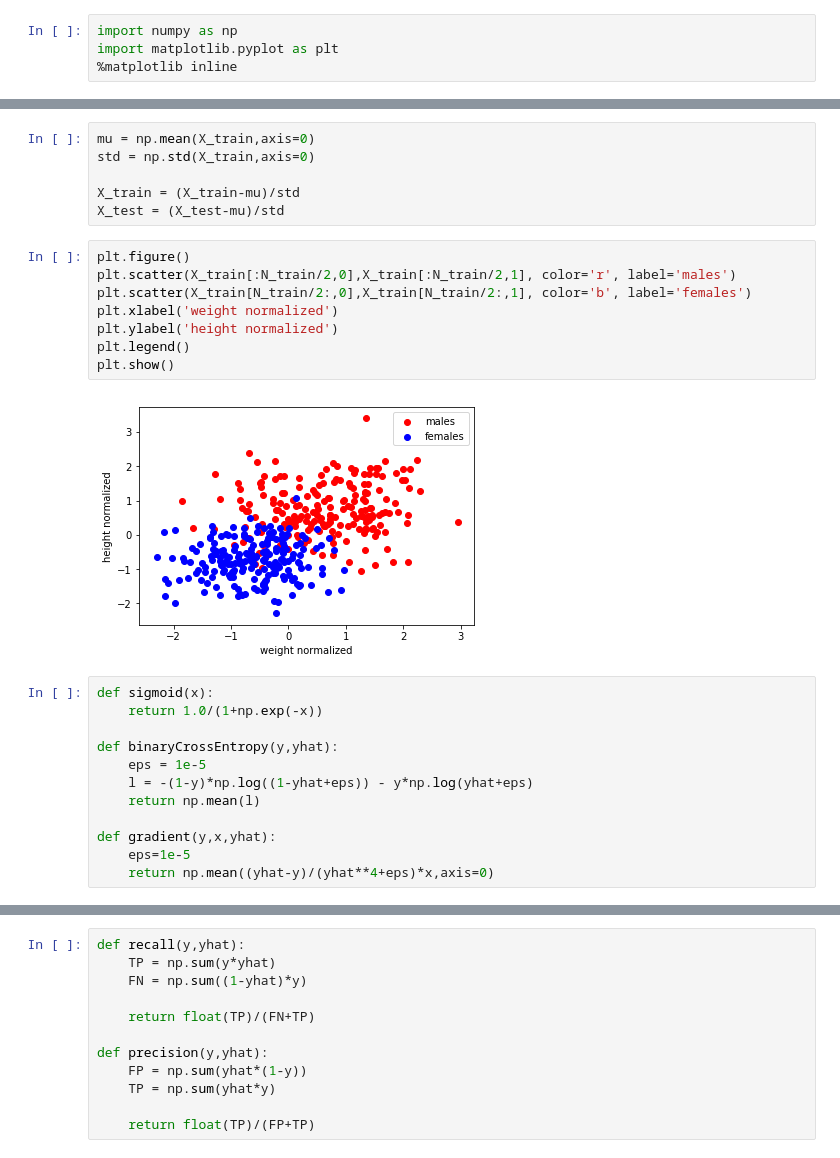
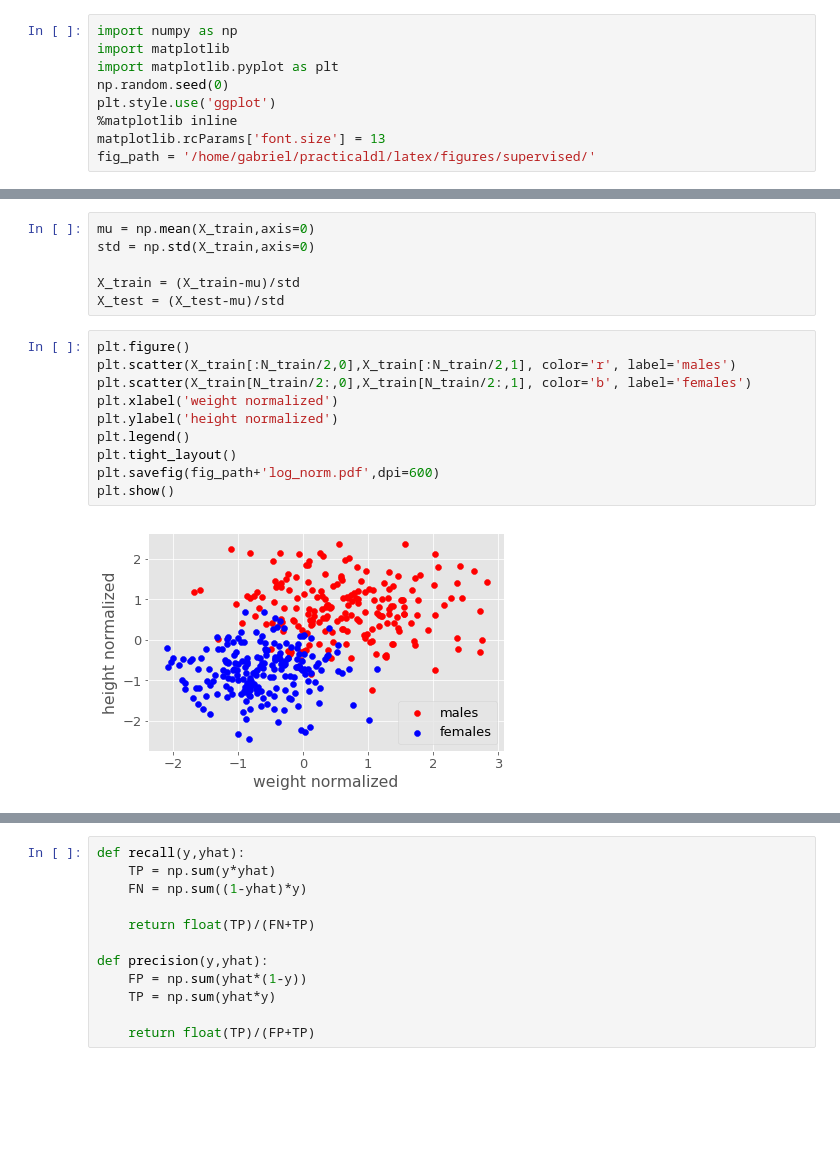
Before and after one commit to gmaher/practicalDL, a Jupyter notebook: regression/logistic_regression.ipynb, the cells around one changed output, grey strips where cells are left out. Drawn from its saved outputs; the diff is of its cells as text; blank space fills up the shorter version.

```diff
--- a/regression/logistic_regression.ipynb
+++ b/regression/logistic_regression.ipynb
@@ -1,7 +1,12 @@
 # %%
 import numpy as np
+import matplotlib
 import matplotlib.pyplot as plt
+np.random.seed(0)
+plt.style.use('ggplot')
 %matplotlib inline
+matplotlib.rcParams['font.size'] = 13
+fig_path = '/home/gabriel/practicaldl/latex/figures/supervised/'
 # %%
 N_train = 400
 N_test = 400
@@ -44,22 +78,12 @@ X_test = (X_test-mu)/std
 # %%
 plt.figure()
 plt.scatter(X_train[:N_train/2,0],X_train[:N_train/2,1], color='r', label='males')
 plt.scatter(X_train[N_train/2:,0],X_train[N_train/2:,1], color='b', label='females')
 plt.xlabel('weight normalized')
 plt.ylabel('height normalized')
 plt.legend()
+plt.tight_layout()
+plt.savefig(fig_path+'log_norm.pdf',dpi=600)
 plt.show()
 # %% [output]
-[figure, old version]
+[figure, new version]
-# %%
-def sigmoid(x):
-    return 1.0/(1+np.exp(-x))
-
-def binaryCrossEntropy(y,yhat):
-    eps = 1e-5
-    l = -(1-y)*np.log((1-yhat+eps)) - y*np.log(yhat+eps)
-    return np.mean(l)
-
-def gradient(y,x,yhat):
-    eps=1e-5
-    return np.mean((yhat-y)/(yhat**4+eps)*x,axis=0)
```
Also changed, not shown: parts of 17 cells of this notebook, 3 other files.
